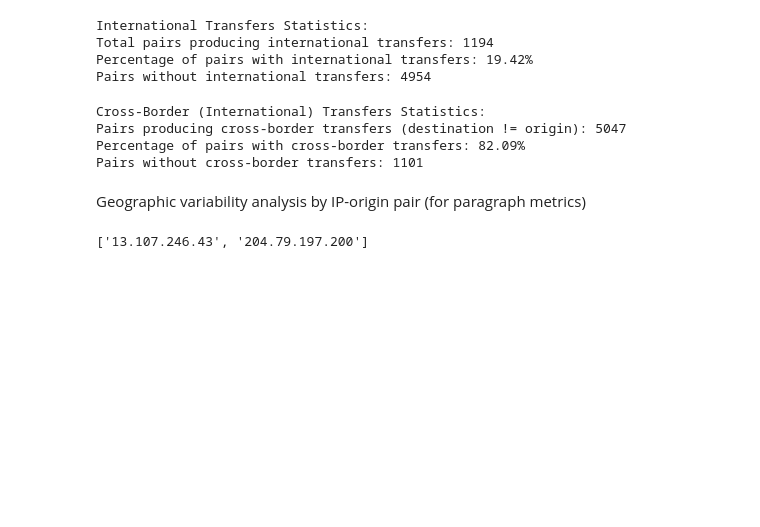
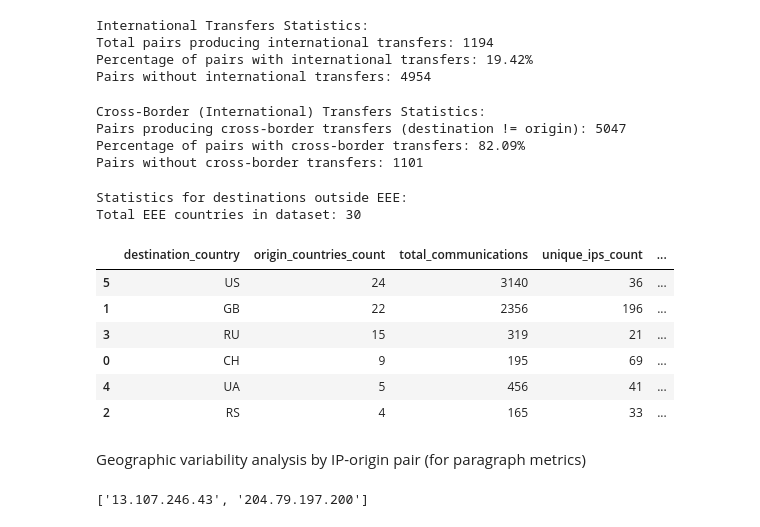
Before and after one commit to STRAST-UPM/hunter_experiment_anycast_europe, a Jupyter notebook: experiment_analysis.ipynb, the cells around one changed output. Cells and saved outputs as stored; diff of their text form; code cells hidden in the pictures; blank space fills up the shorter version.

Commit message:
feat: statistics for destinations outside EEE

```diff
--- a/experiment_analysis.ipynb
+++ b/experiment_analysis.ipynb
@@ -829,6 +829,48 @@ Cross-Border (International) Transfers Statistics:
 Pairs producing cross-border transfers (destination != origin): 5047
 Percentage of pairs with cross-border transfers: 82.09%
 Pairs without cross-border transfers: 1101
+# %%
+# Statistics per destination country (outside EEE):
+# For each non-EEE destination, count how many EEE origin countries reach it
+# and calculate the percentage of EEE countries that have this destination
+
+destinations_outside_eee_statistics_df = routes_frequency_non_suspicious_df.loc[
+    (routes_frequency_non_suspicious_df["outside_EEE"] == True) &
+    (routes_frequency_non_suspicious_df["result_country"] != "Indeterminate")
+].groupby("result_country").agg({
+    "origin_country": "nunique",
+    "count": "sum",
+    "target": "nunique"
+}).reset_index().rename(columns={
+    "result_country": "destination_country",
+    "origin_country": "origin_countries_count",
+    "count": "total_communications",
+    "target": "unique_ips_count"
+})
+
+# Calculate percentage of EEE countries that reach each destination
+total_eee_countries = len(EEE_countries_set)
+destinations_outside_eee_statistics_df["percentage_eee_countries"] = (
+    destinations_outside_eee_statistics_df["origin_countries_count"] / total_eee_countries * 100
+)
+
+destinations_outside_eee_statistics_df = destinations_outside_eee_statistics_df.sort_values(
+    by="origin_countries_count", ascending=False
+)
+
+print(f"Statistics for destinations outside EEE:")
+print(f"Total EEE countries in dataset: {total_eee_countries}\n")
+destinations_outside_eee_statistics_df
+# %% [output]
+Statistics for destinations outside EEE:
+Total EEE countries in dataset: 30
+|  | destination_country | origin_countries_count | total_communications | unique_ips_count | ... |
+| 5 | US | 24 | 3140 | 36 | ... |
+| 1 | GB | 22 | 2356 | 196 | ... |
+| 3 | RU | 15 | 319 | 21 | ... |
+| 0 | CH | 9 | 195 | 69 | ... |
+| 4 | UA | 5 | 456 | 41 | ... |
+| 2 | RS | 4 | 165 | 33 | ... |
 # %% [markdown]
 Geographic variability analysis by IP-origin pair (for paragraph metrics)
 # %%
```
